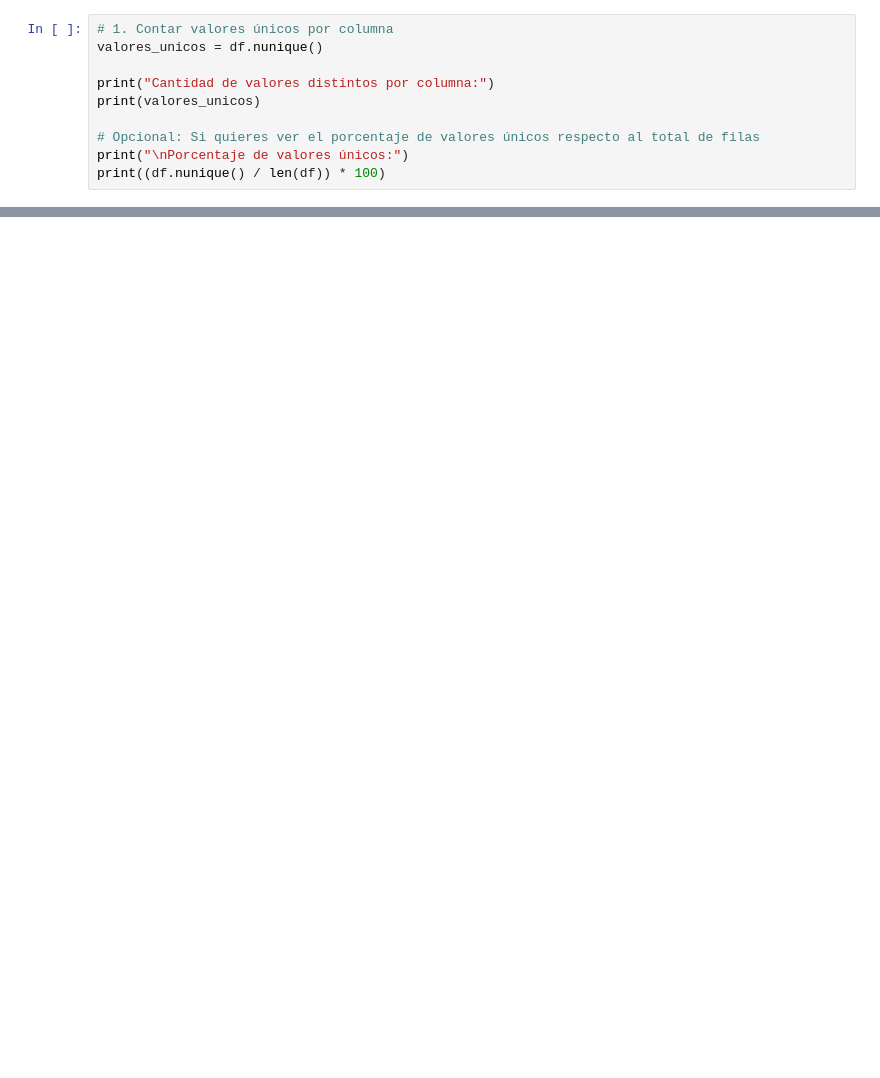
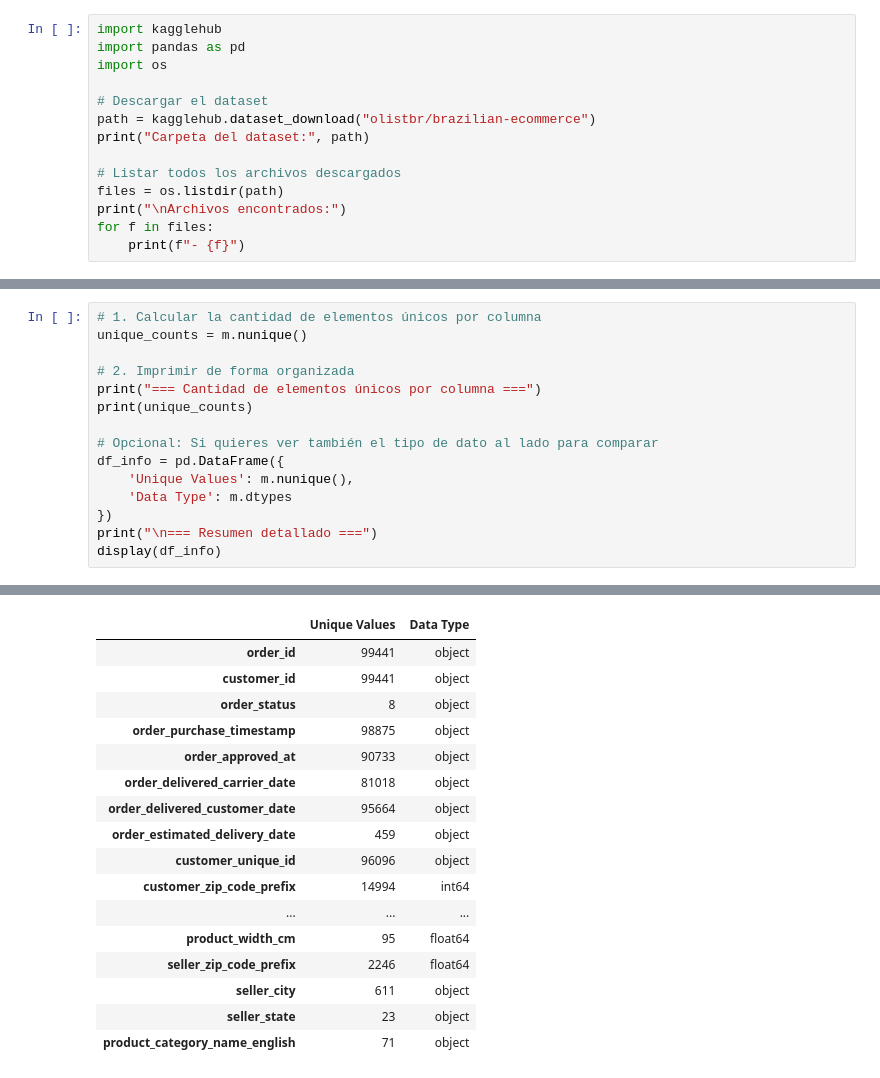
Before and after one commit to SergioBrPerez/Intelligence-Data-Analysis-ML-DL, a Jupyter notebook: Analisis.ipynb, the cells around one changed output, grey strips where cells are left out. Drawn from its saved outputs; the diff is of its cells as text; blank space fills up the shorter version.

```diff
--- a/Analisis.ipynb
+++ b/Analisis.ipynb
@@ -52,11 +21,15 @@ memory usage: 4.9+ MB
 # %%
-# 1. Contar valores únicos por columna
-valores_unicos = df.nunique()
+import kagglehub
+import pandas as pd
+import os
 
-print("Cantidad de valores distintos por columna:")
-print(valores_unicos)
+# Descargar el dataset
+path = kagglehub.dataset_download("olistbr/brazilian-ecommerce")
+print("Carpeta del dataset:", path)
 
-# Opcional: Si quieres ver el porcentaje de valores únicos respecto al total de filas
-print("\nPorcentaje de valores únicos:")
-print((df.nunique() / len(df)) * 100)
+# Listar todos los archivos descargados
+files = os.listdir(path)
+print("\nArchivos encontrados:")
+for f in files:
+    print(f"- {f}")
 # %% [output]
@@ -79,0 +139,16 @@ dtype: float64
+# %%
+# 1. Calcular la cantidad de elementos únicos por columna
+unique_counts = m.nunique()
+
+# 2. Imprimir de forma organizada
+print("=== Cantidad de elementos únicos por columna ===")
+print(unique_counts)
+
+# Opcional: Si quieres ver también el tipo de dato al lado para comparar
+df_info = pd.DataFrame({
+    'Unique Values': m.nunique(),
+    'Data Type': m.dtypes
+})
+print("\n=== Resumen detallado ===")
+display(df_info)
+# %% [output]
@@ -79,0 +172,17 @@ dtype: float64
+|  | Unique Values | Data Type |
+| order_id | 99441 | object |
+| customer_id | 99441 | object |
+| order_status | 8 | object |
+| order_purchase_timestamp | 98875 | object |
+| order_approved_at | 90733 | object |
+| order_delivered_carrier_date | 81018 | object |
+| order_delivered_customer_date | 95664 | object |
+| order_estimated_delivery_date | 459 | object |
+| customer_unique_id | 96096 | object |
+| customer_zip_code_prefix | 14994 | int64 |
+| ... | ... | ... |
+| product_width_cm | 95 | float64 |
+| seller_zip_code_prefix | 2246 | float64 |
+| seller_city | 611 | object |
+| seller_state | 23 | object |
+| product_category_name_english | 71 | object |
```
Also changed, not shown: parts of 9 cells of this notebook, 9 other files.
